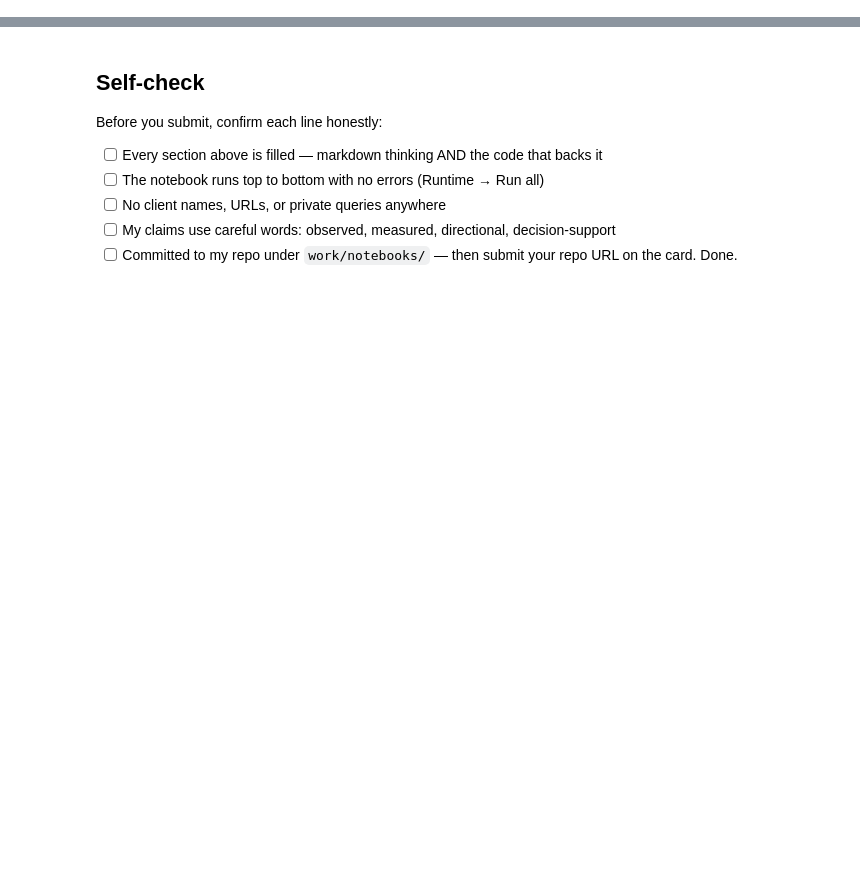
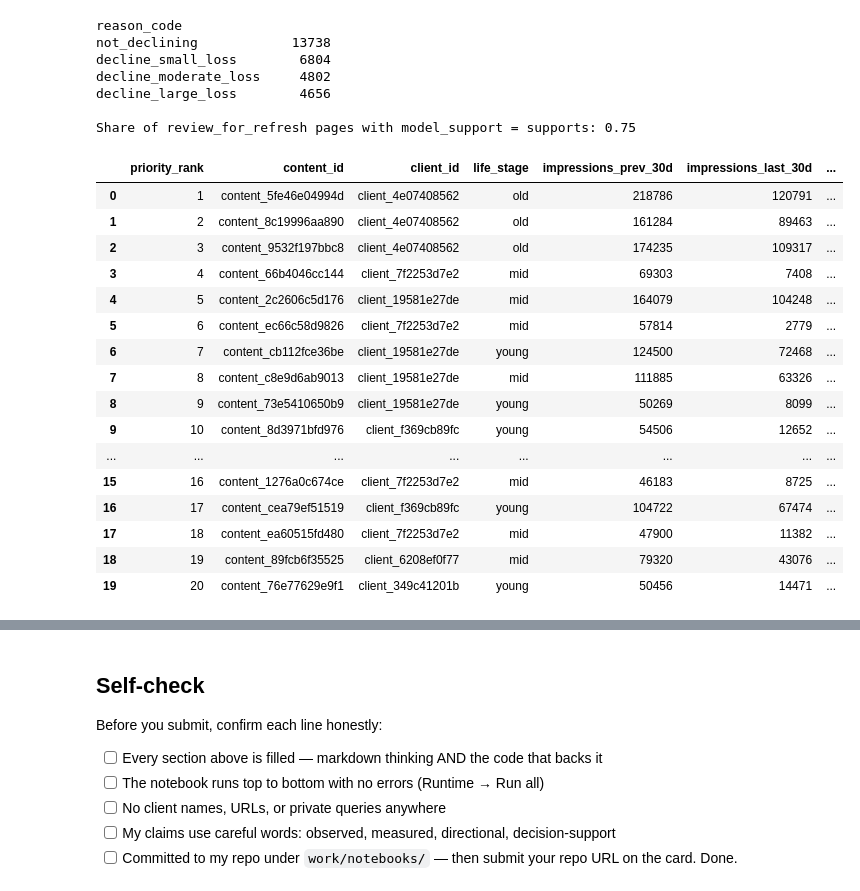
Before and after one commit to sarahibdah/Flyrank-ML-Internship-Sarah, a Jupyter notebook: work/notebooks/w07_action_playbook.ipynb, the cells around one changed output, grey strips where cells are left out. Saved outputs shown, nothing was run; the diff lists cells and outputs as text; code cells hidden in the pictures; blank space fills up the shorter version.

```diff
--- a/work/notebooks/w07_action_playbook.ipynb
+++ b/work/notebooks/w07_action_playbook.ipynb
@@ -43,0 +71,52 @@ This skeleton is yours to fill. Work the sections **in order** — each one has
+# %%
+# 1) Reason code, action, life stage (the rule)
+df["reason_code"] = np.select(
+    [down & (df["lost_impressions"] >= 500), down & (df["lost_impressions"] >= 100), down],
+    ["decline_large_loss", "decline_moderate_loss", "decline_small_loss"], default="not_declining")
+action_map = {"decline_large_loss": "review_for_refresh", "decline_moderate_loss": "watch",
+              "decline_small_loss": "no_action", "not_declining": "no_action"}
+df["action"] = df["reason_code"].map(action_map)
+df["life_stage"] = np.select([df["age_tier_order"] <= 4, df["age_tier_order"] == 5], ["young", "mid"], default="old")
+check_first = {"young": "search intent match and indexing", "mid": "outdated facts, dates, links",
+               "old": "merge or prune vs refresh"}
+df["check_first"] = np.where(df["action"] == "review_for_refresh", df["life_stage"].map(check_first), "")
+df["model_support"] = np.where(df["p_tree"] >= 0.6, "supports", "weak")
+
+# 2) Ranked queue: action first, then impressions lost, then tree probability
+order = {"review_for_refresh": 0, "watch": 1, "no_action": 2}
+df["_o"] = df["action"].map(order)
+queue = df.sort_values(["_o", "lost_impressions", "p_tree"], ascending=[True, False, False]).drop(columns="_o").reset_index(drop=True)
+queue["priority_rank"] = np.arange(1, len(queue) + 1)
+df = df.drop(columns="_o")
+
+print(queue["reason_code"].value_counts().to_string())
+print("\nShare of review_for_refresh pages with model_support = supports: %.2f"
+      % (queue.loc[queue.action == "review_for_refresh", "model_support"].eq("supports").mean()))
+show = ["priority_rank", "content_id", "client_id", "life_stage", "impressions_prev_30d", "impressions_last_30d",
+        "lost_impressions", "reason_code", "action", "model_support", "check_first"]
+queue.head(20)[show]
+# %% [output]
+reason_code
+not_declining            13738
+decline_small_loss        6804
+decline_moderate_loss     4802
+decline_large_loss        4656
+
+Share of review_for_refresh pages with model_support = supports: 0.75
+|  | priority_rank | content_id | client_id | life_stage | impressions_prev_30d | impressions_last_30d | ... |
+| 0 | 1 | content_5fe46e04994d | client_4e07408562 | old | 218786 | 120791 | ... |
+| 1 | 2 | content_8c19996aa890 | client_4e07408562 | old | 161284 | 89463 | ... |
+| 2 | 3 | content_9532f197bbc8 | client_4e07408562 | old | 174235 | 109317 | ... |
+| 3 | 4 | content_66b4046cc144 | client_7f2253d7e2 | mid | 69303 | 7408 | ... |
+| 4 | 5 | content_2c2606c5d176 | client_19581e27de | mid | 164079 | 104248 | ... |
+| 5 | 6 | content_ec66c58d9826 | client_7f2253d7e2 | mid | 57814 | 2779 | ... |
+| 6 | 7 | content_cb112fce36be | client_19581e27de | young | 124500 | 72468 | ... |
+| 7 | 8 | content_c8e9d6ab9013 | client_19581e27de | mid | 111885 | 63326 | ... |
+| 8 | 9 | content_73e5410650b9 | client_19581e27de | young | 50269 | 8099 | ... |
+| 9 | 10 | content_8d3971bfd976 | client_f369cb89fc | young | 54506 | 12652 | ... |
+| ... | ... | ... | ... | ... | ... | ... | ... |
+| 15 | 16 | content_1276a0c674ce | client_7f2253d7e2 | mid | 46183 | 8725 | ... |
+| 16 | 17 | content_cea79ef51519 | client_f369cb89fc | young | 104722 | 67474 | ... |
+| 17 | 18 | content_ea60515fd480 | client_7f2253d7e2 | mid | 47900 | 11382 | ... |
+| 18 | 19 | content_89fcb6f35525 | client_6208ef0f77 | mid | 79320 | 43076 | ... |
+| 19 | 20 | content_76e77629e9f1 | client_349c41201b | young | 50456 | 14471 | ... |
```
Also changed, not shown: parts of 24 cells of this notebook.
